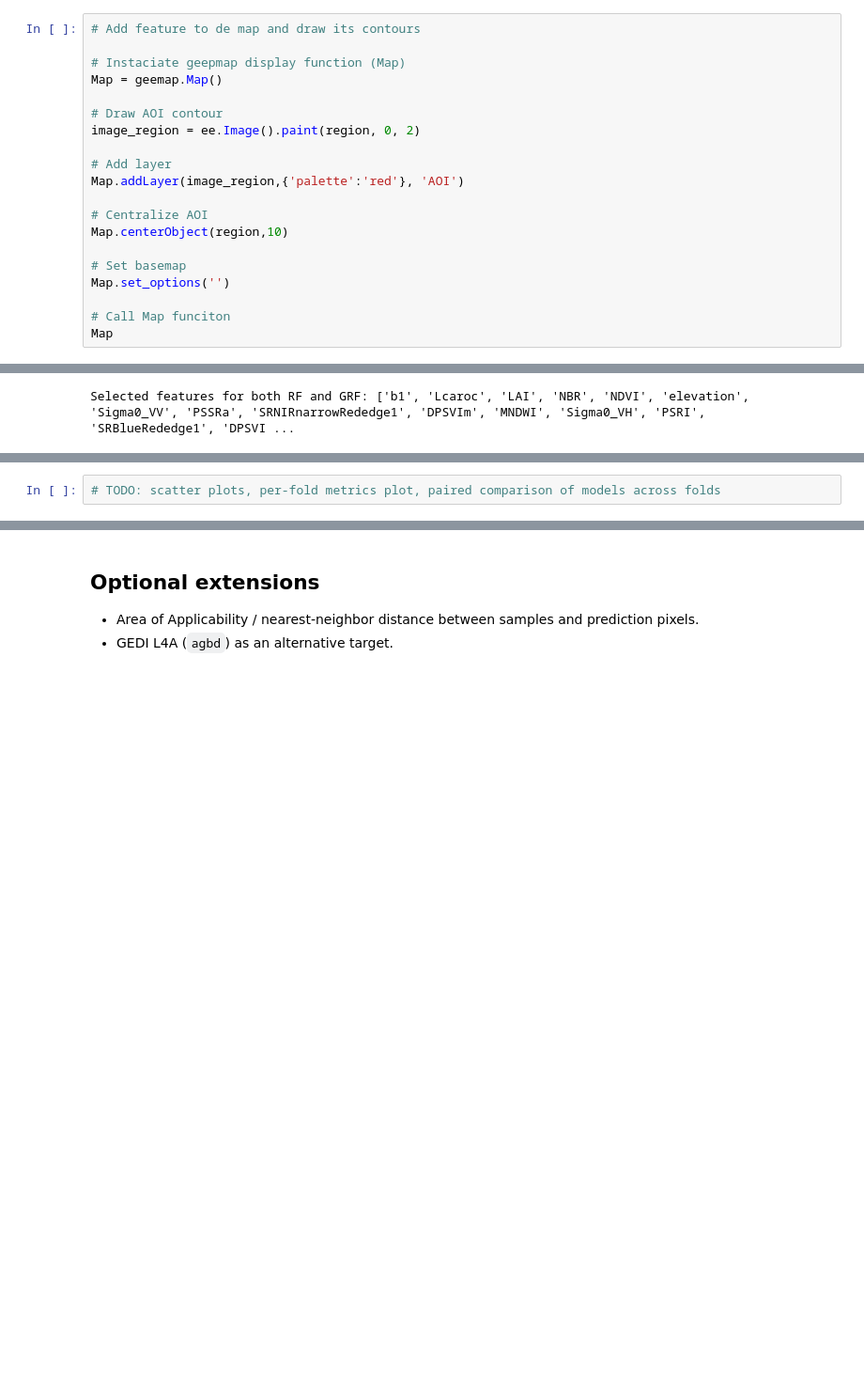
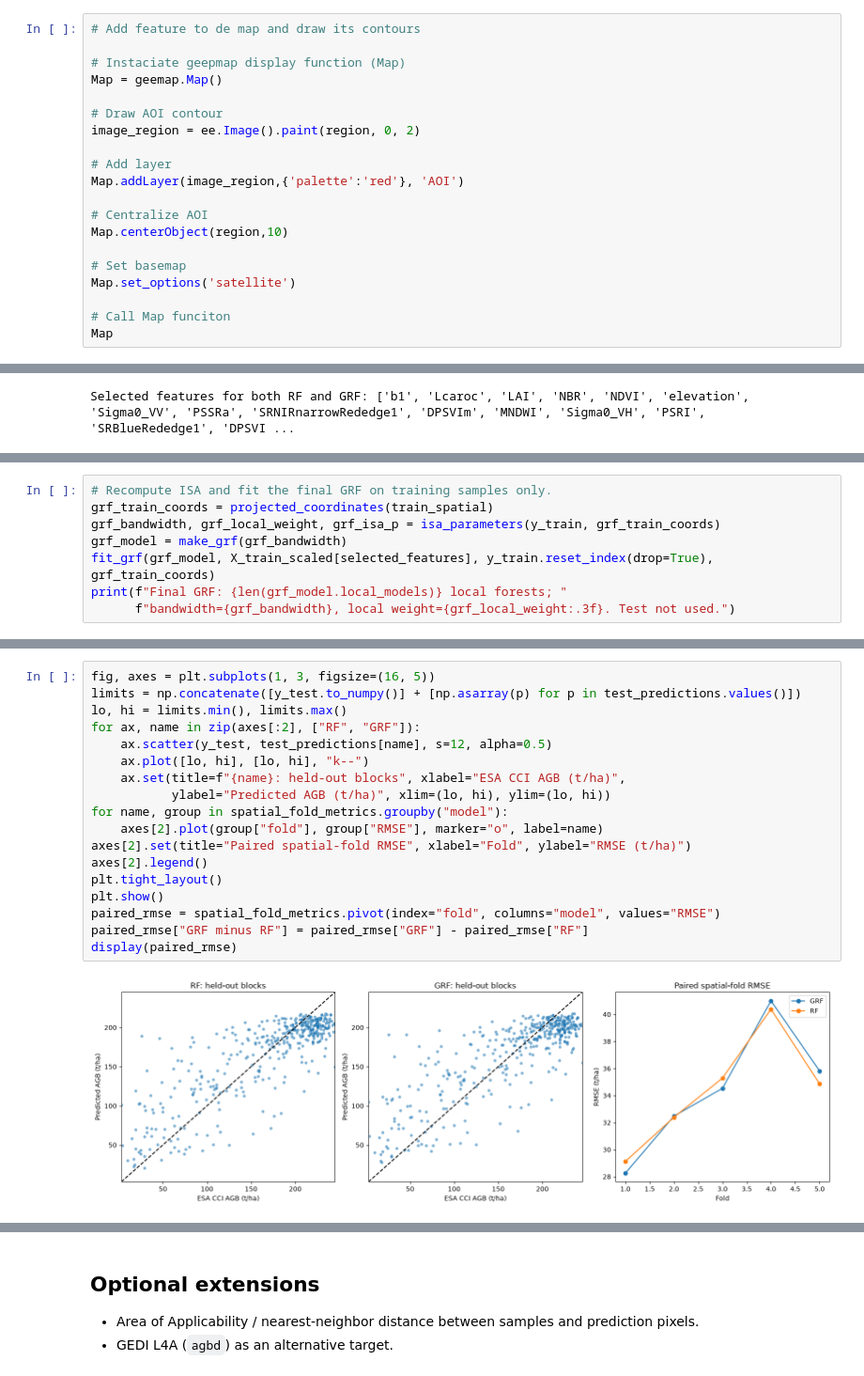
Before and after one commit to sdesena/above-ground-biomass-machine-learning, a Jupyter notebook: notebooks/biomass-spatial-aware-modeling.ipynb, the cells around one changed output, grey strips where cells are left out. Shown at 94% size. Drawn from its saved outputs; the diff is of its cells as text; blank space fills up the shorter version.

Commit message:
feat: adiciona avaliação de acurácia, explanação com SHAP e plot do produto cartográfico final

```diff
--- a/notebooks/biomass-spatial-aware-modeling.ipynb
+++ b/notebooks/biomass-spatial-aware-modeling.ipynb
@@ -111,7 +111,7 @@ Map.addLayer(image_region,{'palette':'red'}, 'AOI')
 Map.centerObject(region,10)
 
 # Set basemap
-Map.set_options('')
+Map.set_options('satellite')
 
 # Call Map funciton
 Map
@@ -1282,0 +1452,8 @@ Inspired by `cap423-slides/06/10_GRF_Classification_PyGRF_spatialCV.ipynb`, adap
+# %%
+# Recompute ISA and fit the final GRF on training samples only.
+grf_train_coords = projected_coordinates(train_spatial)
+grf_bandwidth, grf_local_weight, grf_isa_p = isa_parameters(y_train, grf_train_coords)
+grf_model = make_grf(grf_bandwidth)
+fit_grf(grf_model, X_train_scaled[selected_features], y_train.reset_index(drop=True), grf_train_coords)
+print(f"Final GRF: {len(grf_model.local_models)} local forests; "
+      f"bandwidth={grf_bandwidth}, local weight={grf_local_weight:.3f}. Test not used.")
@@ -1291,2 +1593,20 @@ Inspired by `cap423-slides/06/10_GRF_Classification_PyGRF_spatialCV.ipynb`, adap
 # %%
-# TODO: scatter plots, per-fold metrics plot, paired comparison of models across folds
+fig, axes = plt.subplots(1, 3, figsize=(16, 5))
+limits = np.concatenate([y_test.to_numpy()] + [np.asarray(p) for p in test_predictions.values()])
+lo, hi = limits.min(), limits.max()
+for ax, name in zip(axes[:2], ["RF", "GRF"]):
+    ax.scatter(y_test, test_predictions[name], s=12, alpha=0.5)
+    ax.plot([lo, hi], [lo, hi], "k--")
+    ax.set(title=f"{name}: held-out blocks", xlabel="ESA CCI AGB (t/ha)",
+           ylabel="Predicted AGB (t/ha)", xlim=(lo, hi), ylim=(lo, hi))
+for name, group in spatial_fold_metrics.groupby("model"):
+    axes[2].plot(group["fold"], group["RMSE"], marker="o", label=name)
+axes[2].set(title="Paired spatial-fold RMSE", xlabel="Fold", ylabel="RMSE (t/ha)")
+axes[2].legend()
+plt.tight_layout()
+plt.show()
+paired_rmse = spatial_fold_metrics.pivot(index="fold", columns="model", values="RMSE")
+paired_rmse["GRF minus RF"] = paired_rmse["GRF"] - paired_rmse["RF"]
+display(paired_rmse)
+# %% [output]
+[figure, added]
```
Also changed, not shown: parts of 26 cells of this notebook.
